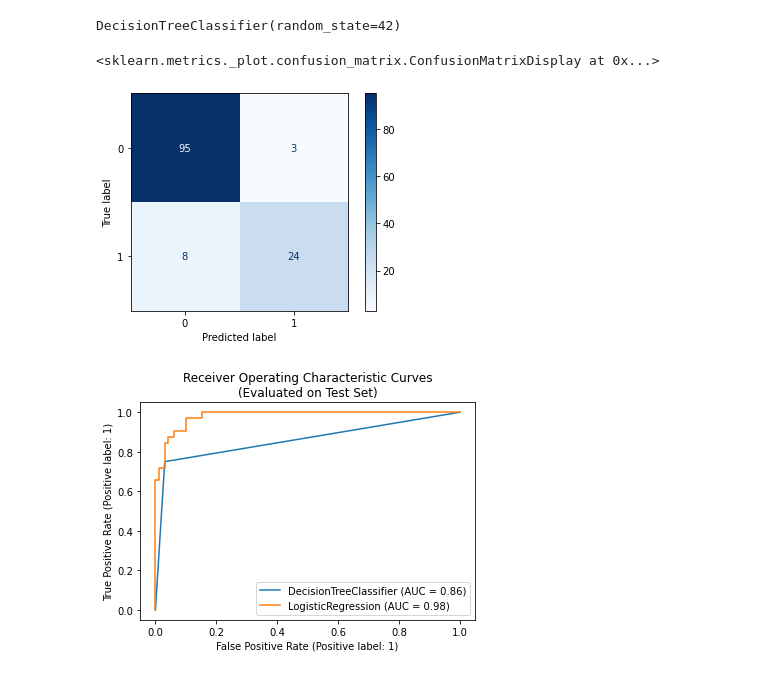
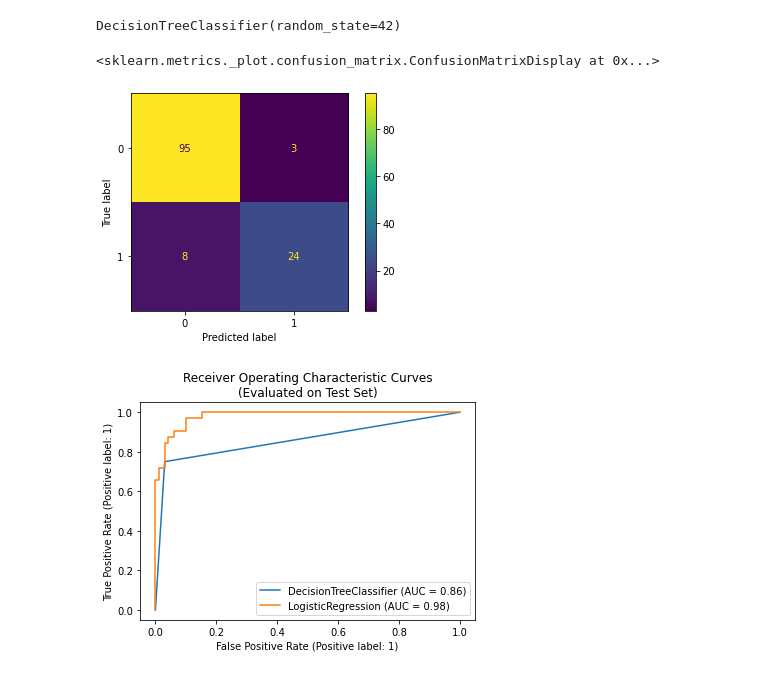
Before and after one commit to jordanate/NYC-DS-091922, a Jupyter notebook: CodeChallengeReviews/Phase3/P3-Code-Challenge-Review.ipynb, the cells around one changed output. Saved outputs shown, nothing was run; the diff lists cells and outputs as text; code cells hidden in the pictures.

```diff
--- a/CodeChallengeReviews/Phase3/P3-Code-Challenge-Review.ipynb
+++ b/CodeChallengeReviews/Phase3/P3-Code-Challenge-Review.ipynb
@@ -358,11 +367,10 @@ dt.fit(X_train, y_train)
 DecisionTreeClassifier(random_state=42)
 # %%
 # Plot a confusion matrix on the test data
-plot_confusion_matrix(dt, X_test, y_test,
-                     cmap=plt.cm.Blues)
+plot_confusion_matrix(dt, X_test, y_test)
 # %% [output]
 <sklearn.metrics._plot.confusion_matrix.ConfusionMatrixDisplay at 0x...>
-[figure, old version]
+[figure, new version]
 # %%
 # Code to visualize the ROC curves for the models we've done
 fig, ax = plt.subplots()
```
Also changed, not shown: parts of 7 cells of this notebook.
